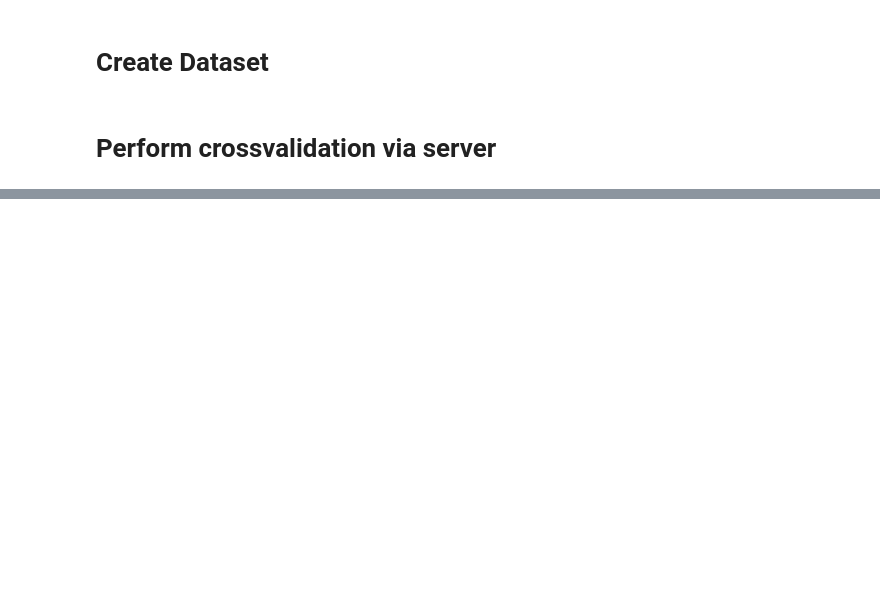
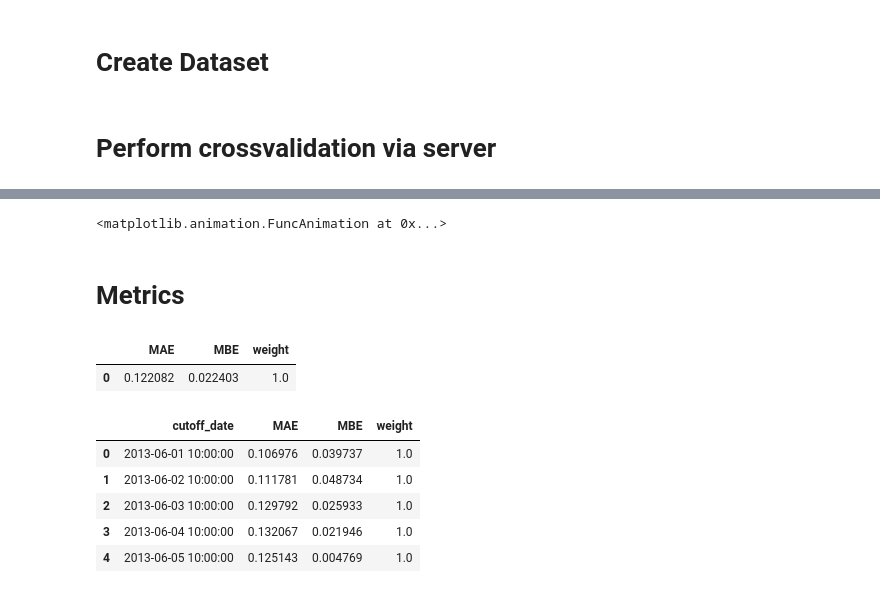
Before and after one commit to attila-balint-kul/energy-forecast-benchmark-toolkit, a Jupyter notebook: notebooks/03. ForecastClient.ipynb, the cells around one changed output, grey strips where cells are left out. Saved outputs shown, nothing was run; the diff lists cells and outputs as text; code cells hidden in the pictures; blank space fills up the shorter version.

```diff
--- a/notebooks/03. ForecastClient.ipynb
+++ b/notebooks/03. ForecastClient.ipynb
@@ -59,0 +125,27 @@ crossval_df.loc[crossval_df.cutoff_date == cutoff_date_to_plot].set_index("times
+# %%
+plt.ioff()
+fig, ax = plt.subplots(figsize=(12, 5))
+
+cutoff_dates = crossval_df.cutoff_date.unique()
+
+
+def animate_forecast(t):
+    plt.cla()
+
+    cutoff_date = cutoff_dates[t]
+    history = dataset.get_history(cutoff_date)
+    forecast = (
+        crossval_df.loc[crossval_df.cutoff_date == cutoff_date].set_index("timestamp").drop(columns=["cutoff_date"])
+    )
+
+    ax.plot(history.index, history.y)
+    ax.plot(forecast.index, forecast.yhat)
+    ax.set_xlim(cutoff_dates[0] - pd.Timedelta('7D'), crossval_df.timestamp.max())
+    ax.set_ylabel("Energy (kWh)")
+    ax.set_title(f"Predicted energy consumption at {cutoff_date}", fontsize="large", loc="left")
+
+
+ani = animation.FuncAnimation(fig, animate_forecast, frames=len(cutoff_dates))
+ani
+# %% [output]
+<matplotlib.animation.FuncAnimation at 0x...>
@@ -60,14 +155,25 @@ crossval_df.loc[crossval_df.cutoff_date == cutoff_date_to_plot].set_index("times
+# %% [markdown]
+# Metrics
 # %%
 from enfobench.evaluation import evaluate_metrics
 from enfobench.evaluation.metrics import mean_absolute_error, mean_bias_error
 # %%
-evaluate_metrics(
-    crossval_df,
-    metrics={"MAE": mean_absolute_error, "MBE": mean_bias_error},
-)
+overall_metrics = evaluate_metrics(crossval_df, metrics={"MAE": mean_absolute_error, "MBE": mean_bias_error})
+overall_metrics
+# %% [output]
+|  | MAE | MBE | weight |
+| 0 | 0.122082 | 0.022403 | 1.0 |
 # %%
-metrics = evaluate_metrics(
+metrics_per_cutoff = evaluate_metrics(
     crossval_df,
     metrics={"MAE": mean_absolute_error, "MBE": mean_bias_error},
     groupby="cutoff_date",
 )
+metrics_per_cutoff.head()
+# %% [output]
+|  | cutoff_date | MAE | MBE | weight |
+| 0 | 2013-06-01 10:00:00 | 0.106976 | 0.039737 | 1.0 |
+| 1 | 2013-06-02 10:00:00 | 0.111781 | 0.048734 | 1.0 |
+| 2 | 2013-06-03 10:00:00 | 0.129792 | 0.025933 | 1.0 |
+| 3 | 2013-06-04 10:00:00 | 0.132067 | 0.021946 | 1.0 |
+| 4 | 2013-06-05 10:00:00 | 0.125143 | 0.004769 | 1.0 |
```
Also changed, not shown: parts of 25 cells of this notebook.
